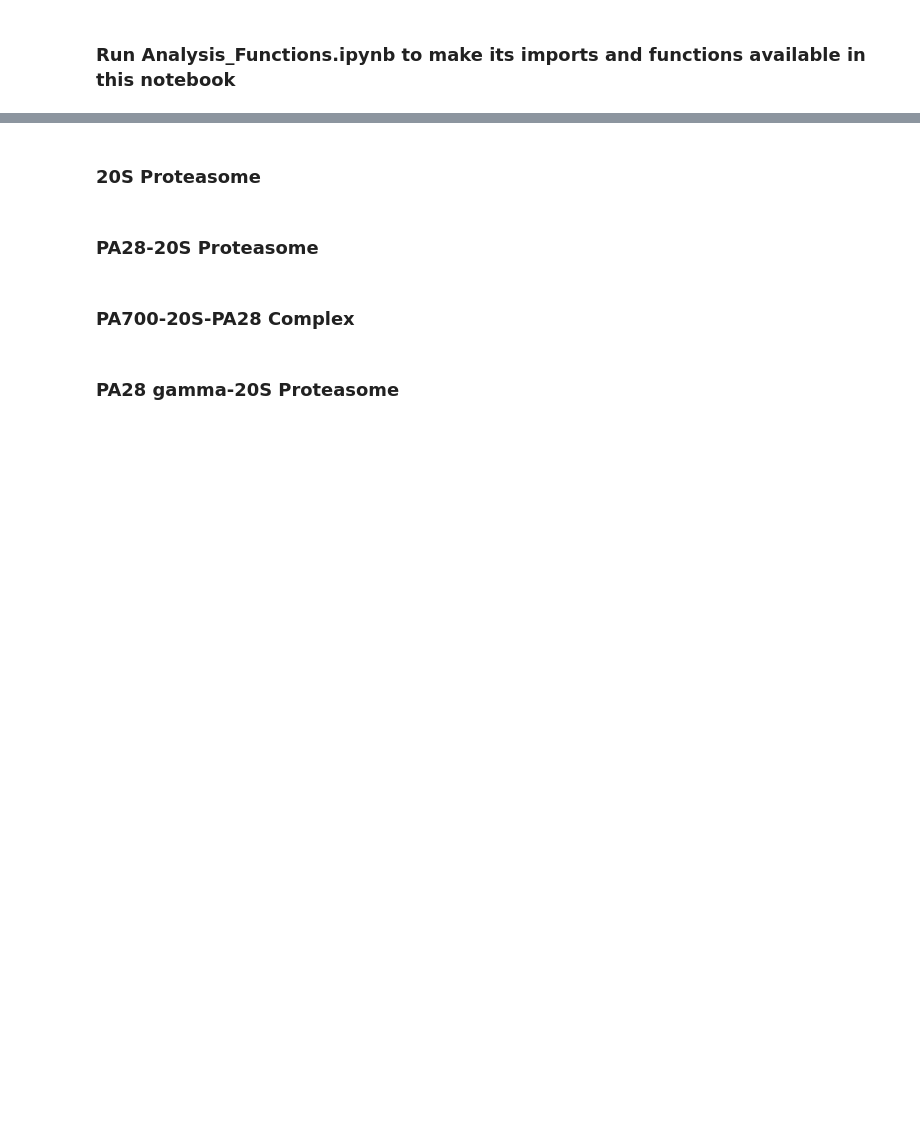
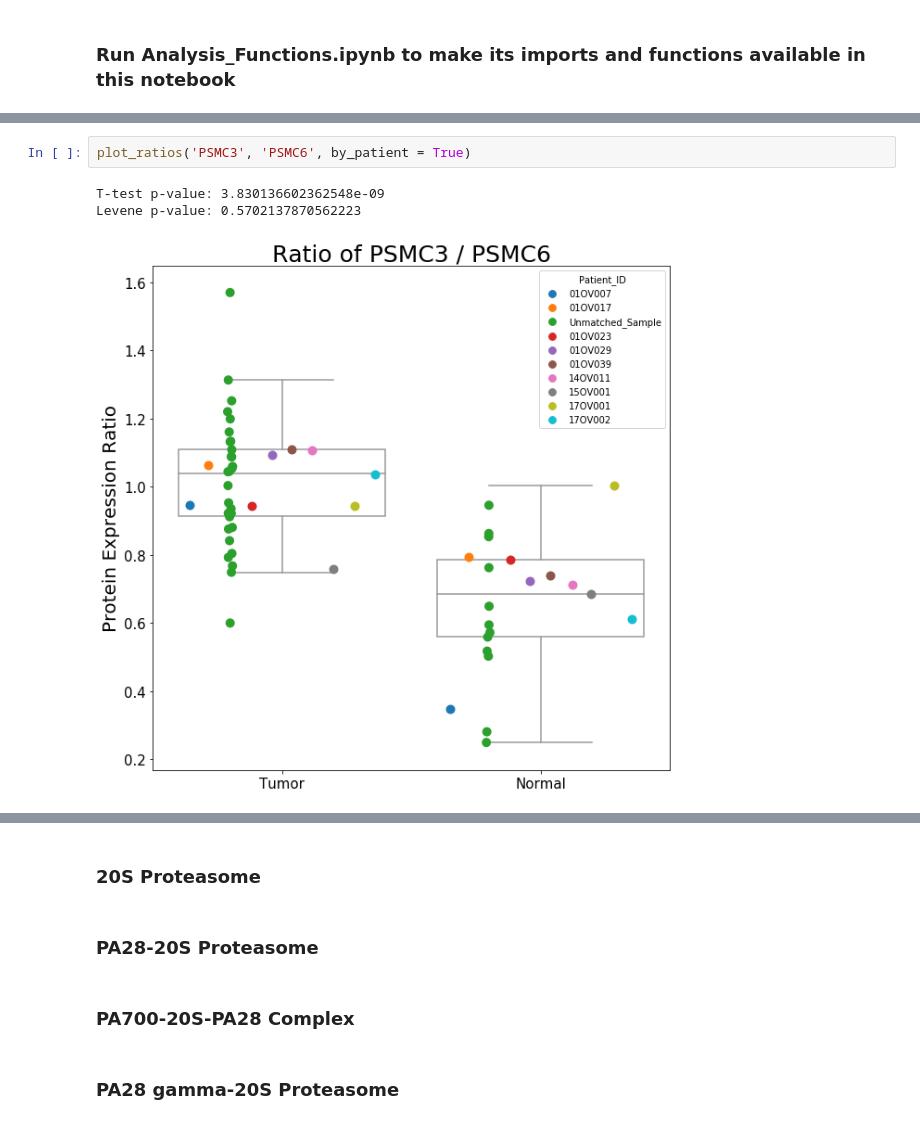
Before and after one commit to PayneLab/OvarianProspective, a Jupyter notebook: Protein_Complexes/Interesting_Complexes.ipynb, the cells around one changed output, grey strips where cells are left out. Saved outputs shown, nothing was run; the diff lists cells and outputs as text; blank space fills up the shorter version.

```diff
--- a/Protein_Complexes/Interesting_Complexes.ipynb
+++ b/Protein_Complexes/Interesting_Complexes.ipynb
@@ -32,0 +52,6 @@ It has also been found that low-grade and high-grade ovarian carcinoma tissues h
+# %%
+plot_ratios('PSMC3', 'PSMC6', by_patient = True)
+# %% [output]
+T-test p-value: 3.830136602362548e-09
+Levene p-value: 0.5702137870562223
+[figure, added]
```
Also changed, not shown: parts of 23 cells of this notebook.
